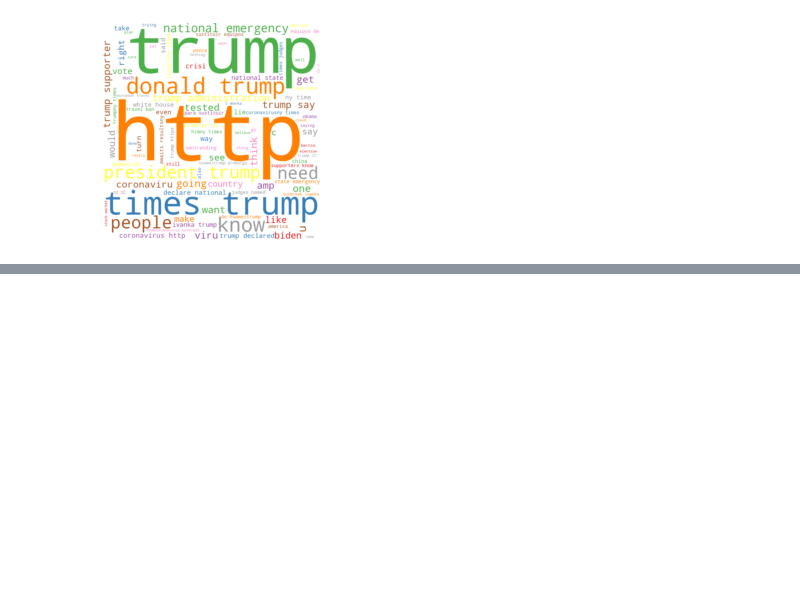
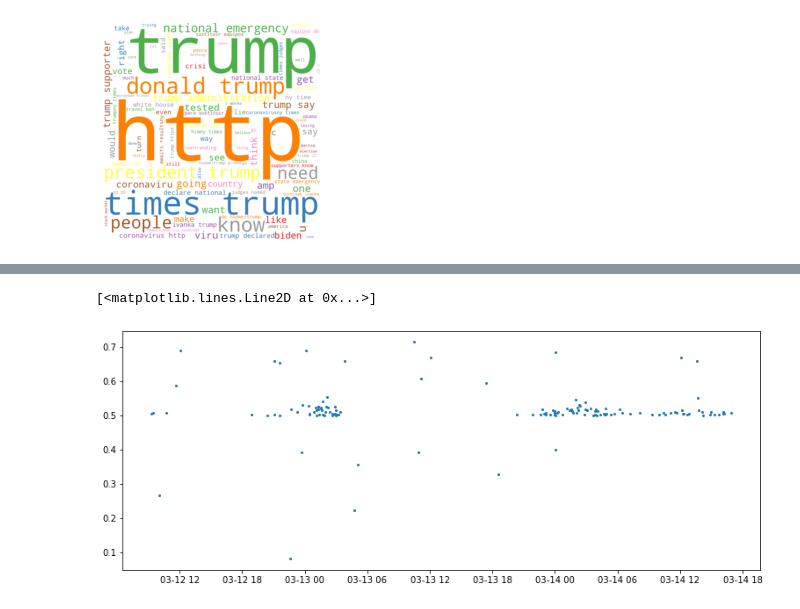
Before and after one commit to trevca/2020-Analysis, a Jupyter notebook: notebooks/CreateCharts.ipynb, the cells around one changed output, grey strips where cells are left out. Cells and saved outputs as stored; diff of their text form; code cells hidden in the pictures; blank space fills up the shorter version.

```diff
--- a/notebooks/CreateCharts.ipynb
+++ b/notebooks/CreateCharts.ipynb
@@ -58,6 +148,0 @@ import datetime
-# %%
-times = []
-for i in df_en.index:
-    date_time_str = df_en['date'][i] + ' ' + df_en['time'][i][:5]
-    date_time_obj = datetime.datetime.strptime(date_time_str, '%Y-%m-%d %H:%M')
-    times.append(date_time_obj)
@@ -84,0 +153,14 @@ plt.show()
+# %%
+extremes = []
+for i, value in enumerate(s_y):
+    if value > 0.5 or value < 0.4:
+        extremes.append([s_x[i], s_y[i]])
+t = np.array(extremes).transpose()
+new_x = t[0]
+new_y = t[1]
+# %%
+plt.figure(figsize=(13, 5))
+plt.plot(new_x, new_y, 'o', markersize=2)
+# %% [output]
+[<matplotlib.lines.Line2D at 0x...>]
+[figure, added]
```
Also changed, not shown: parts of 63 cells of this notebook, 3 other files.
